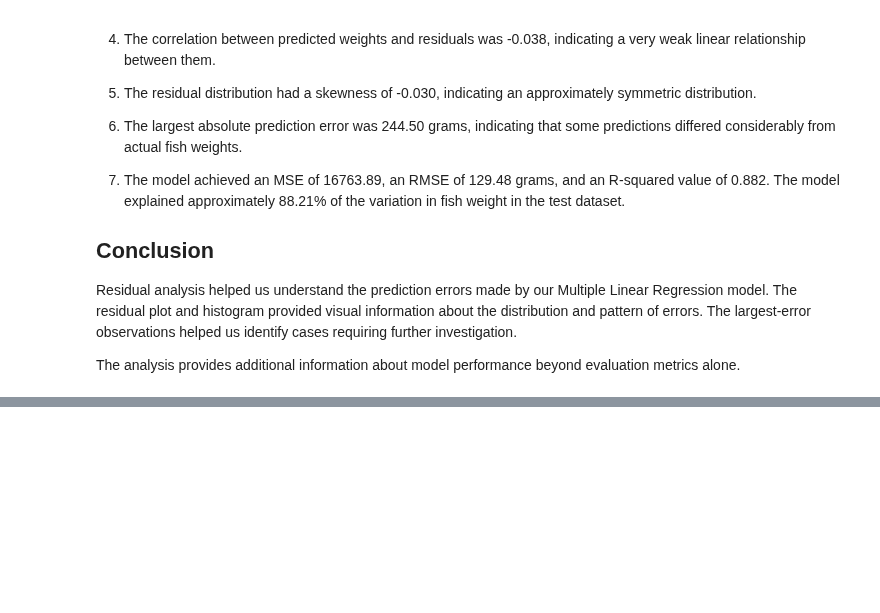
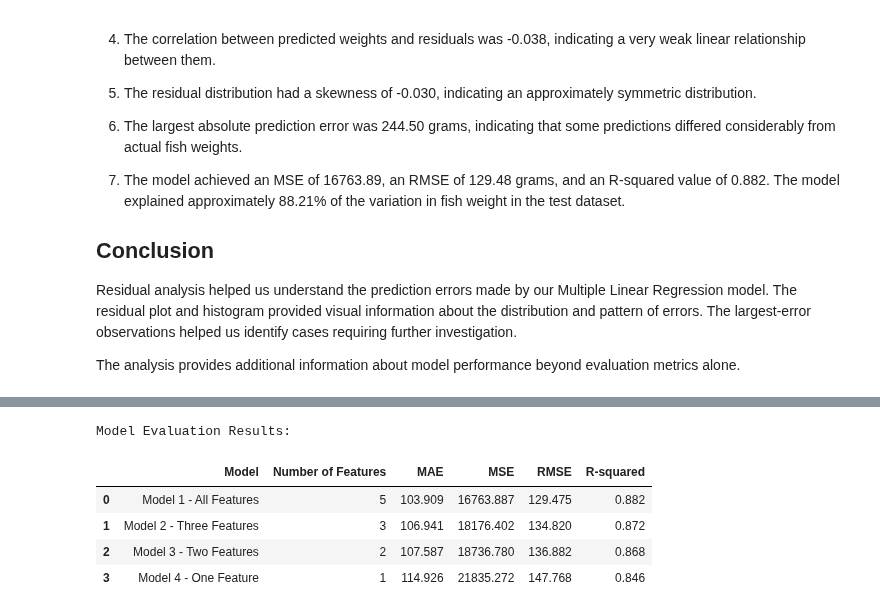
Before and after one commit to abhipsa29-cloud/Fish-Weight-Prediction, a Jupyter notebook: Fish_Weight_Prediction.ipynb, the cells around one changed output, grey strips where cells are left out. Drawn from its saved outputs; the diff is of its cells as text; code cells hidden in the pictures; blank space fills up the shorter version.

```diff
--- a/Fish_Weight_Prediction.ipynb
+++ b/Fish_Weight_Prediction.ipynb
@@ -3616,0 +3760,41 @@ beyond evaluation metrics alone.
+# %%
+results = []
+trained_models = {}
+
+for model_name, features in feature_sets.items():
+
+    X_train_model = X_train[features]
+    X_test_model = X_test[features]
+
+    model = LinearRegression()
+    model.fit(X_train_model, y_train)
+
+    predictions = model.predict(X_test_model)
+
+    mae = mean_absolute_error(y_test, predictions)
+    mse = mean_squared_error(y_test, predictions)
+    rmse = np.sqrt(mse)
+    r2 = r2_score(y_test, predictions)
+
+    results.append({
+        "Model": model_name,
+        "Number of Features": len(features),
+        "MAE": mae,
+        "MSE": mse,
+        "RMSE": rmse,
+        "R-squared": r2
+    })
+
+    trained_models[model_name] = model
+
+results_df = pd.DataFrame(results)
+
+print("Model Evaluation Results:")
+display(results_df.round(3))
+# %% [output]
+Model Evaluation Results:
+|  | Model | Number of Features | MAE | MSE | RMSE | R-squared |
+| 0 | Model 1 - All Features | 5 | 103.909 | 16763.887 | 129.475 | 0.882 |
+| 1 | Model 2 - Three Features | 3 | 106.941 | 18176.402 | 134.820 | 0.872 |
+| 2 | Model 3 - Two Features | 2 | 107.587 | 18736.780 | 136.882 | 0.868 |
+| 3 | Model 4 - One Feature | 1 | 114.926 | 21835.272 | 147.768 | 0.846 |
```
Also changed, not shown: parts of 16 cells of this notebook.
